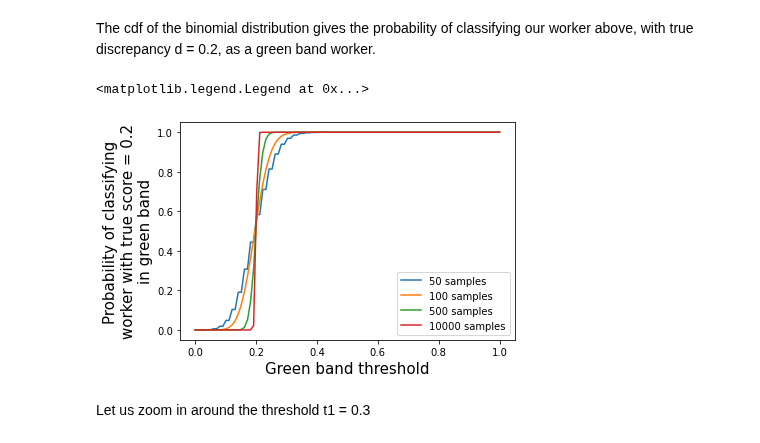
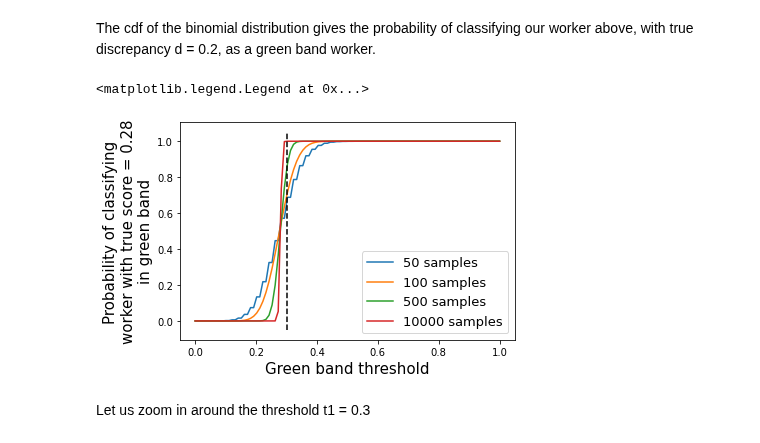
Before and after one commit to amrita112/DiscSim-old, a Jupyter notebook: Scripts/binomial_confidence_demo.ipynb, the cells around one changed output. Cells and saved outputs as stored; diff of their text form; code cells hidden in the pictures.

```diff
--- a/Scripts/binomial_confidence_demo.ipynb
+++ b/Scripts/binomial_confidence_demo.ipynb
@@ -51,12 +56,13 @@ plt.figure()
 
 for n in (100, 500, 10000):
 
-    x = np.linspace(1, n, 100).astype(int)
+    x = np.linspace(1, n, n).astype(int)
     prob = binom.pmf(x, n, d)
+    print(np.sum(prob))
     plt.plot(x/n, prob, label = '{0} samples'.format(n))
 
-plt.xlabel('Observed discrepancy score')
-plt.ylabel('Probability')
+plt.xlabel('Observed discrepancy score', fontsize = 15)
+plt.ylabel('Probability', fontsize = 15)
 plt.plot([d, d], plt.ylim(), label = 'True discrepancy score')
-plt.legend()
+plt.legend(fontsize = 14)
 # %% [output]
@@ -71,21 +80,22 @@ t1 = 0.3 # Threshold for green band (workers with discrepancy score < 0.3 are in
 # %% [markdown]
 The cdf of the binomial distribution gives the probability of classifying our worker above, with true discrepancy d = 0.2, as a green band worker.
 # %%
-d = 0.2
+d = 0.28
 t = np.linspace(0, 1, 100)
 plt.figure()
 
 for n in (50, 100, 500, 10000):
 
     prob = binom.cdf(t*n, n, d)
     plt.plot(t, prob, label = '{0} samples'.format(n))
 
 plt.xlabel('Green band threshold', fontsize = 15)
 plt.ylabel('Probability of classifying\nworker with true score = {0}\nin green band'.format(d), fontsize = 15)
-plt.legend()
+plt.plot((t1, t1), plt.ylim(), color = 'k', linestyle = '--')
+plt.legend(fontsize = 13)
 # %% [output]
 <matplotlib.legend.Legend at 0x...>
-[figure, old version]
+[figure, new version]
 # %% [markdown]
 Let us zoom in around the threshold t1 = 0.3
 # %%
```
Also changed, not shown: parts of 17 cells of this notebook, 2 other files.
